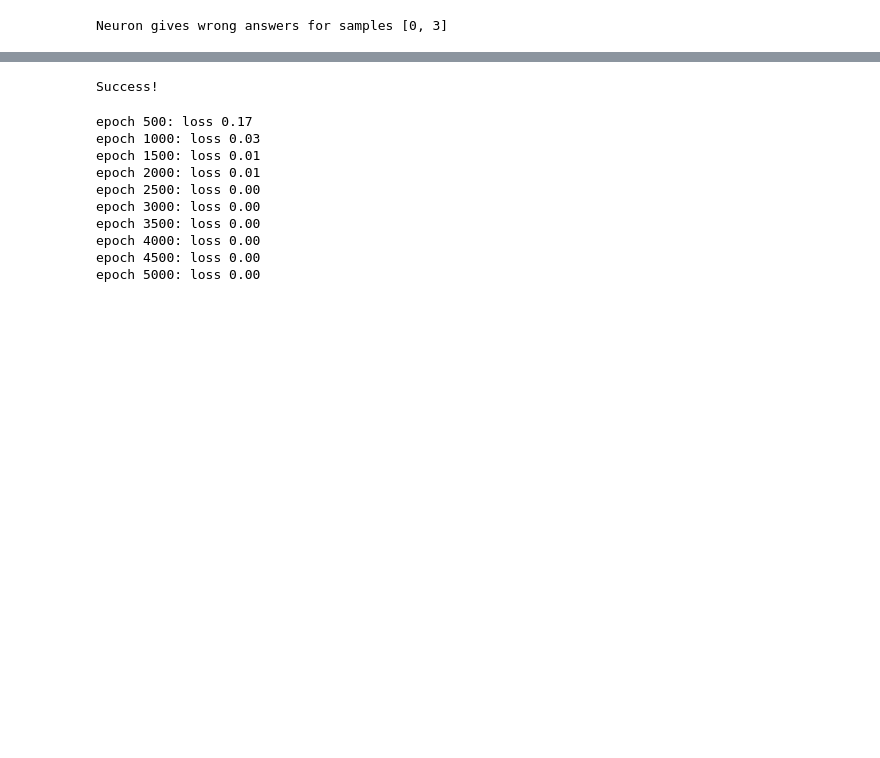
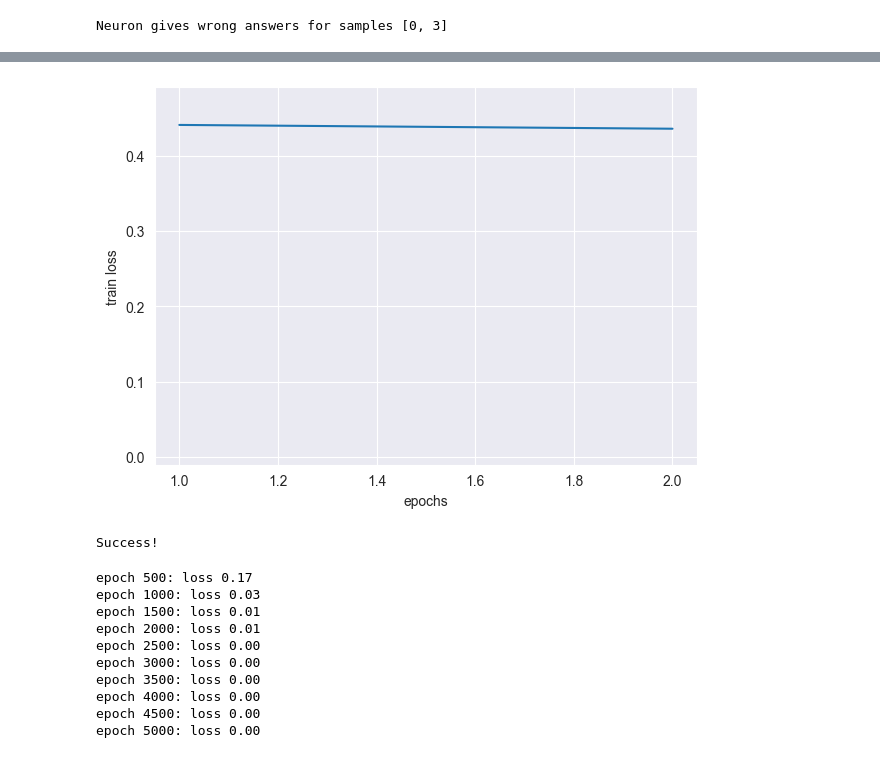
Before and after one commit to skolpin/neuro-boolean-research, a Jupyter notebook: incremental_synthesis.ipynb, the cells around one changed output, grey strips where cells are left out. Saved outputs shown, nothing was run; the diff lists cells and outputs as text; code cells hidden in the pictures; blank space fills up the shorter version.

```diff
--- a/incremental_synthesis.ipynb
+++ b/incremental_synthesis.ipynb
@@ -227,5 +255,6 @@ Neuron gives wrong answers for samples [0, 3]
 # %%
 model2 = Neuron(n_inputs=n).to(device)
 
-train(model2, X_new, y_new, device=device, epochs=5000)
+h2 = train(model2, X_new, y_new, device=device, epochs=5000, early_stopping=True)
+plot_loss(h2)
 # %% [output]
@@ -242,3 +262,4 @@ epoch 5000: loss 0.00
+[figure, added]
 # %%
 X_new2, y_new2 = check(model2, X_new, y_new, device=device)
 # %% [output]
```
Also changed, not shown: parts of 5 cells of this notebook.
